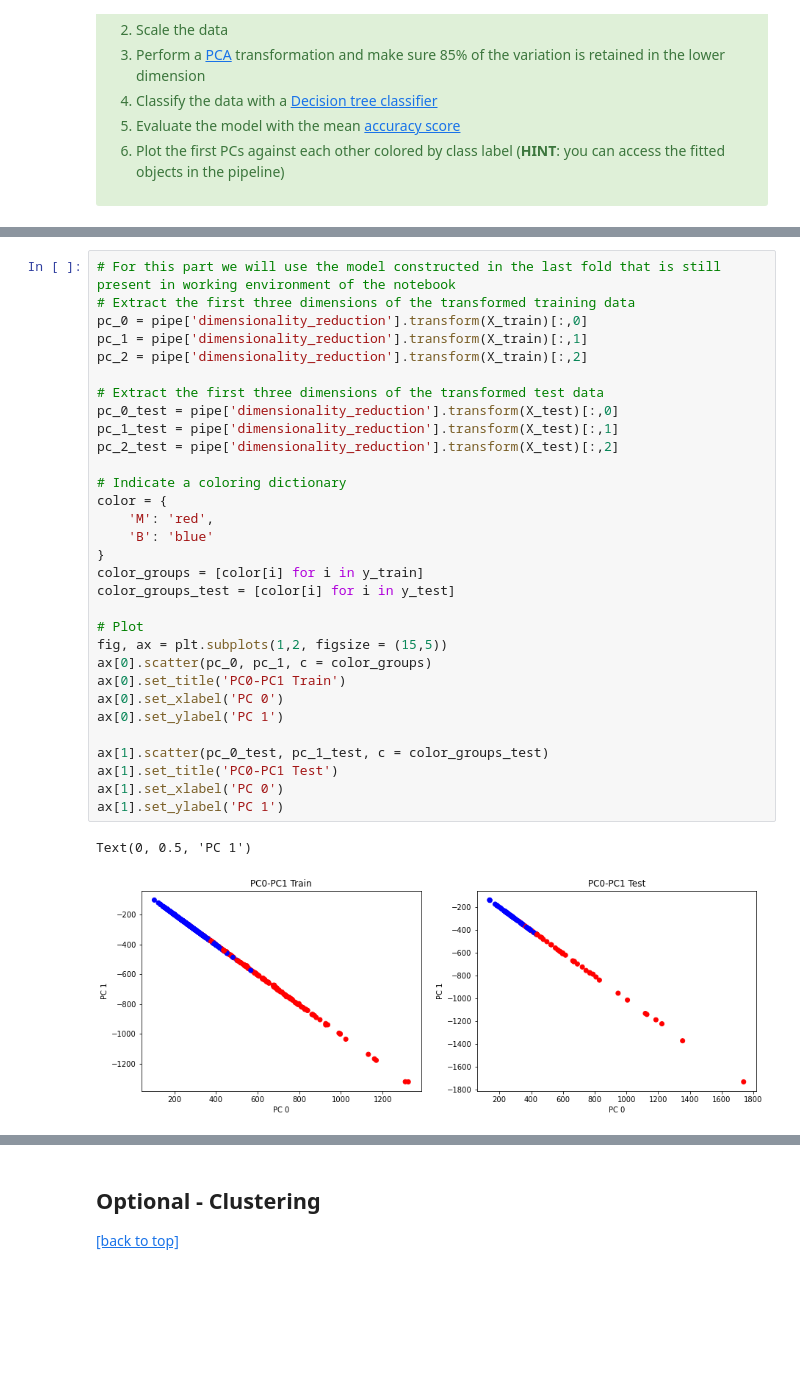
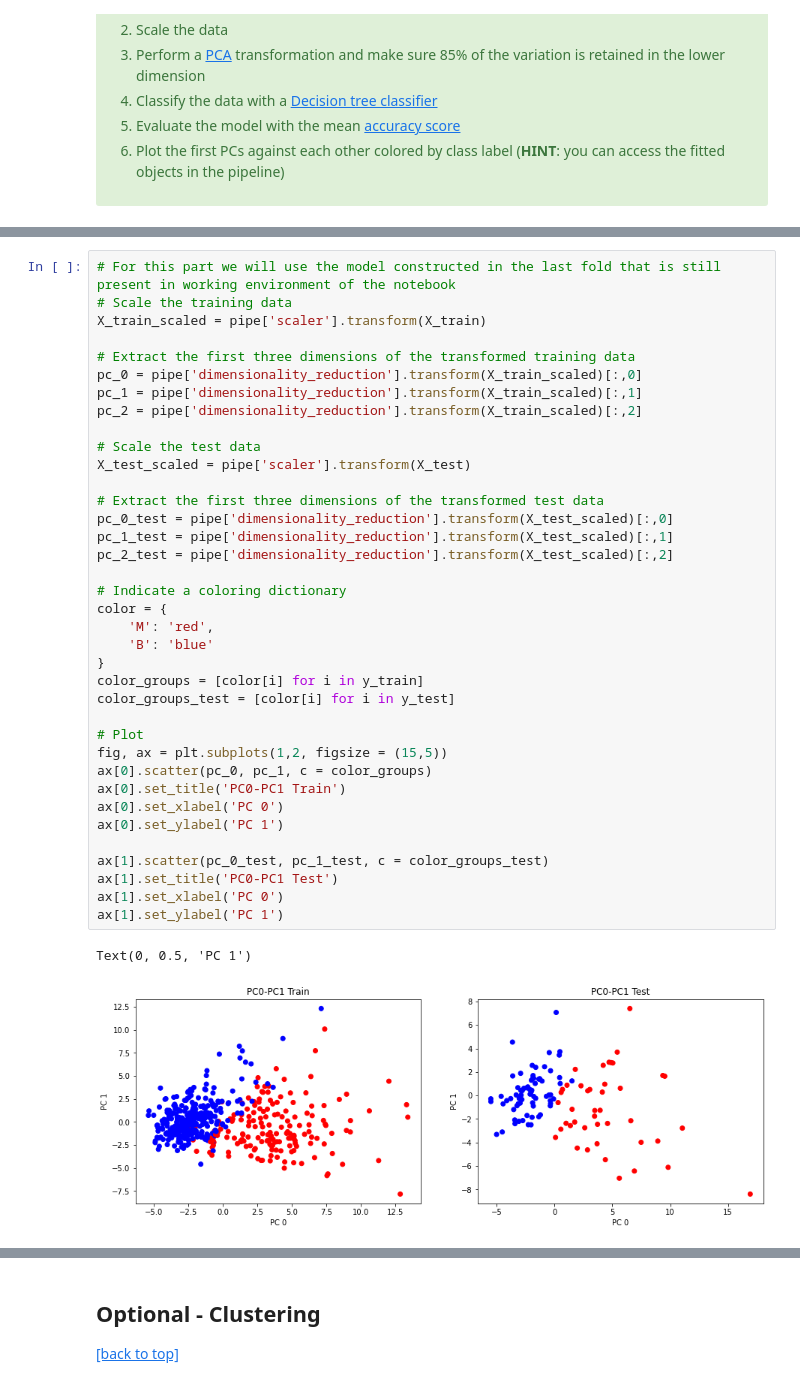
Before and after one commit to Latheuni/BigDataCourse, a Jupyter notebook: Week6/week6_practical_solution.ipynb, the cells around one changed output, grey strips where cells are left out. Cells and saved outputs as stored; diff of their text form; blank space fills up the shorter version.

```diff
--- a/Week6/week6_practical_solution.ipynb
+++ b/Week6/week6_practical_solution.ipynb
@@ -273,37 +268,43 @@ mean accuracy score 0.9349945660611707
 # %%
 # For this part we will use the model constructed in the last fold that is still present in working environment of the notebook
+# Scale the training data
+X_train_scaled = pipe['scaler'].transform(X_train)
+
 # Extract the first three dimensions of the transformed training data
-pc_0 = pipe['dimensionality_reduction'].transform(X_train)[:,0]
-pc_1 = pipe['dimensionality_reduction'].transform(X_train)[:,1]
-pc_2 = pipe['dimensionality_reduction'].transform(X_train)[:,2]
+pc_0 = pipe['dimensionality_reduction'].transform(X_train_scaled)[:,0]
+pc_1 = pipe['dimensionality_reduction'].transform(X_train_scaled)[:,1]
+pc_2 = pipe['dimensionality_reduction'].transform(X_train_scaled)[:,2]
+
+# Scale the test data
+X_test_scaled = pipe['scaler'].transform(X_test)
 
 # Extract the first three dimensions of the transformed test data
-pc_0_test = pipe['dimensionality_reduction'].transform(X_test)[:,0]
-pc_1_test = pipe['dimensionality_reduction'].transform(X_test)[:,1]
-pc_2_test = pipe['dimensionality_reduction'].transform(X_test)[:,2]
+pc_0_test = pipe['dimensionality_reduction'].transform(X_test_scaled)[:,0]
+pc_1_test = pipe['dimensionality_reduction'].transform(X_test_scaled)[:,1]
+pc_2_test = pipe['dimensionality_reduction'].transform(X_test_scaled)[:,2]
 
 # Indicate a coloring dictionary
 color = {
     'M': 'red',
     'B': 'blue'
 }
 color_groups = [color[i] for i in y_train]
 color_groups_test = [color[i] for i in y_test]
 
 # Plot
 fig, ax = plt.subplots(1,2, figsize = (15,5))
 ax[0].scatter(pc_0, pc_1, c = color_groups)
 ax[0].set_title('PC0-PC1 Train')
 ax[0].set_xlabel('PC 0')
 ax[0].set_ylabel('PC 1')
 
 ax[1].scatter(pc_0_test, pc_1_test, c = color_groups_test)
 ax[1].set_title('PC0-PC1 Test')
 ax[1].set_xlabel('PC 0')
 ax[1].set_ylabel('PC 1')
 # %% [output]
 Text(0, 0.5, 'PC 1')
-[figure, old version]
+[figure, new version]
 # %%
 fig, ax = plt.subplots(1,2, figsize = (15,5))
 ax[0].scatter(pc_1, pc_2, c = color_groups)
```
Also changed, not shown: parts of 4 cells of this notebook, 1 other file.
